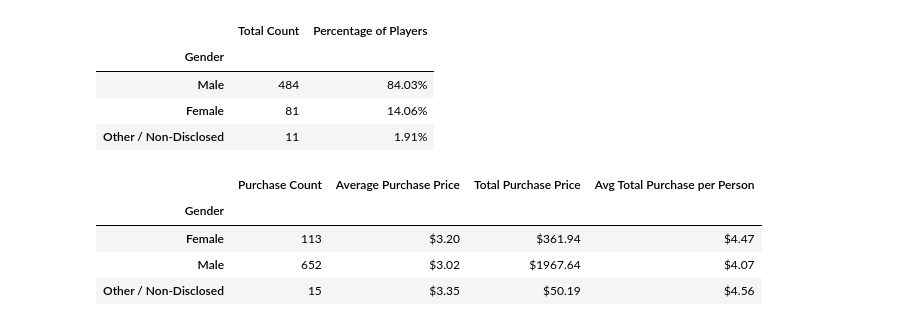
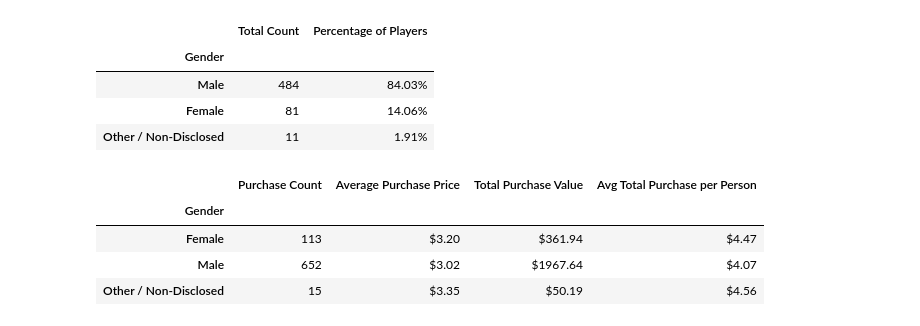
Before and after one commit to jaywalkerdrew/pandas-challenge, a Jupyter notebook: HeroesOfPymoli/pymoli.ipynb, the cells around one changed output. Cells and saved outputs as stored; diff of their text form; code cells hidden in the pictures.

```diff
--- a/HeroesOfPymoli/pymoli.ipynb
+++ b/HeroesOfPymoli/pymoli.ipynb
@@ -60,7 +58,7 @@ purchase_summary_df
 | 0 | 179 | $3.05 | 780 | $2379.77 |
 # %%
 # group the data frame by gender
-gender_group_df = purchase_data.groupby(["Gender"])
+gender_group = purchase_data.groupby(["Gender"])
 
 # determine count and percentages of gender
 gender_counts = gender_group_df["SN"].nunique()
@@ -84,27 +82,27 @@ sorted_gender_demo_df
 | Other / Non-Disclosed | 11 | 1.91% |
 # %%
 # calculate purchase data
-gender_purchase_count = gender_group_df["Purchase ID"].count()
-gender_average_purchase_price = gender_group_df["Price"].mean()
-gender_total_purchase_value = gender_group_df["Price"].sum()
+gender_purchase_count = gender_group["Purchase ID"].count()
+gender_average_purchase_price = gender_group["Price"].mean()
+gender_total_purchase_value = gender_group["Price"].sum()
 gender_average_total_purchase_per = gender_total_purchase_value / gender_counts
 
 # store the data in a data frame
 gender_purchases = {"Purchase Count": gender_purchase_count,
                     "Average Purchase Price": gender_average_purchase_price,
-                    "Total Purchase Price": gender_total_purchase_value,
+                    "Total Purchase Value": gender_total_purchase_value,
                     "Avg Total Purchase per Person": gender_average_total_purchase_per}
 gender_purchases_df = pd.DataFrame(gender_purchases)
 
 # format the data to represent monetary values
 gender_purchases_df["Average Purchase Price"] = gender_purchases_df["Average Purchase Price"].map("${:.2f}".format)
-gender_purchases_df["Total Purchase Price"] = gender_purchases_df["Total Purchase Price"].map("${:.2f}".format)
+gender_purchases_df["Total Purchase Value"] = gender_purchases_df["Total Purchase Value"].map("${:.2f}".format)
 gender_purchases_df["Avg Total Purchase per Person"] = gender_purchases_df["Avg Total Purchase per Person"].map("${:.2f}".format)
 
 # display the data frame
 gender_purchases_df
 # %% [output]
-|  | Purchase Count | Average Purchase Price | Total Purchase Price | Avg Total Purchase per Person |
+|  | Purchase Count | Average Purchase Price | Total Purchase Value | Avg Total Purchase per Person |
 | Gender |  |  |  |  |
 | Female | 113 | $3.20 | $361.94 | $4.47 |
 | Male | 652 | $3.02 | $1967.64 | $4.07 |
```
Also changed, not shown: parts of 6 cells of this notebook, 1 other file.
